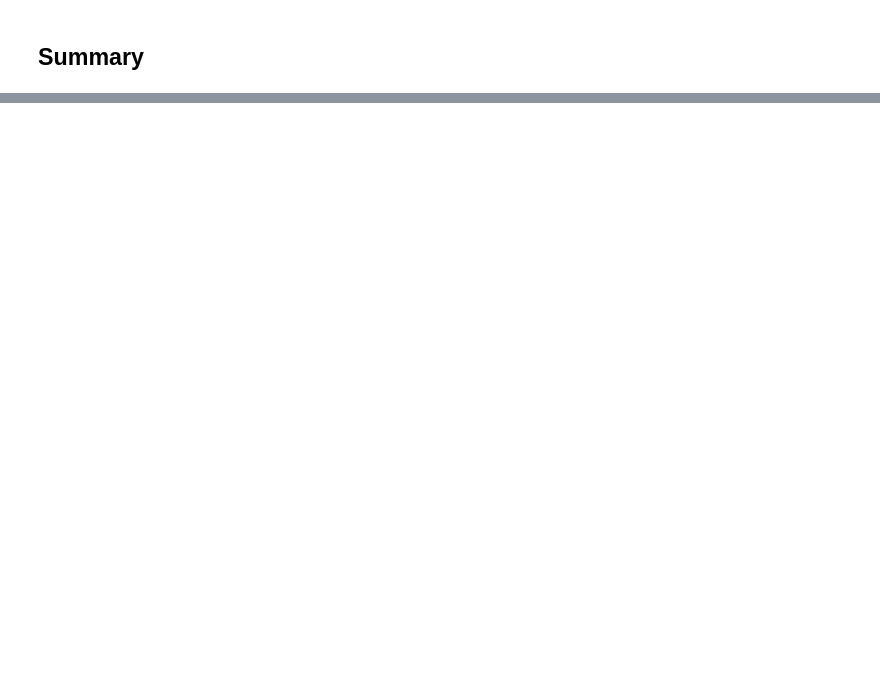
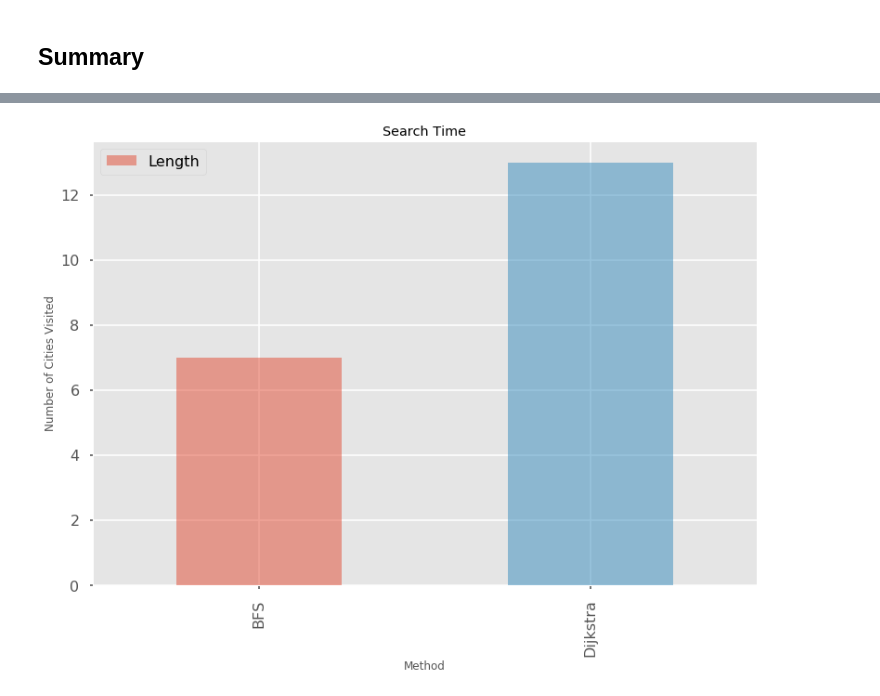
Before and after one commit to bmoretz/MSDS-DataEngineering, a Jupyter notebook: 07_DijkstrasAlgorithm.ipynb, the cells around one changed output, grey strips where cells are left out. Drawn from its saved outputs; the diff is of its cells as text; code cells hidden in the pictures; blank space fills up the shorter version.

```diff
--- a/07_DijkstrasAlgorithm.ipynb
+++ b/07_DijkstrasAlgorithm.ipynb
@@ -21,0 +242,8 @@ np.random.seed(323) # static seed so results are reproducible
+# %%
+results.plot.bar(x='Method', y='Length', align='center', alpha=0.5)
+plt.ylabel('Number of Cities Visited')
+plt.title('Search Time')
+
+plt.show()
+# %% [output]
+[figure, added]
```
Also changed, not shown: parts of 26 cells of this notebook.
